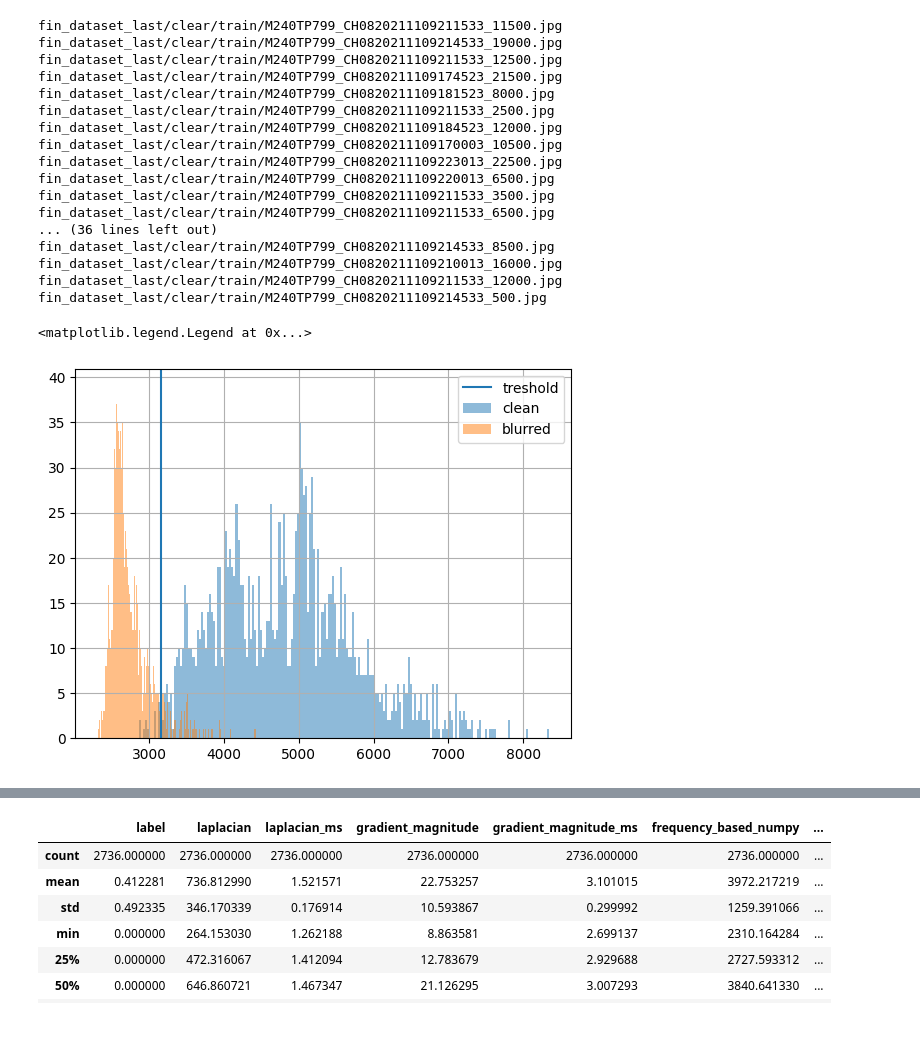
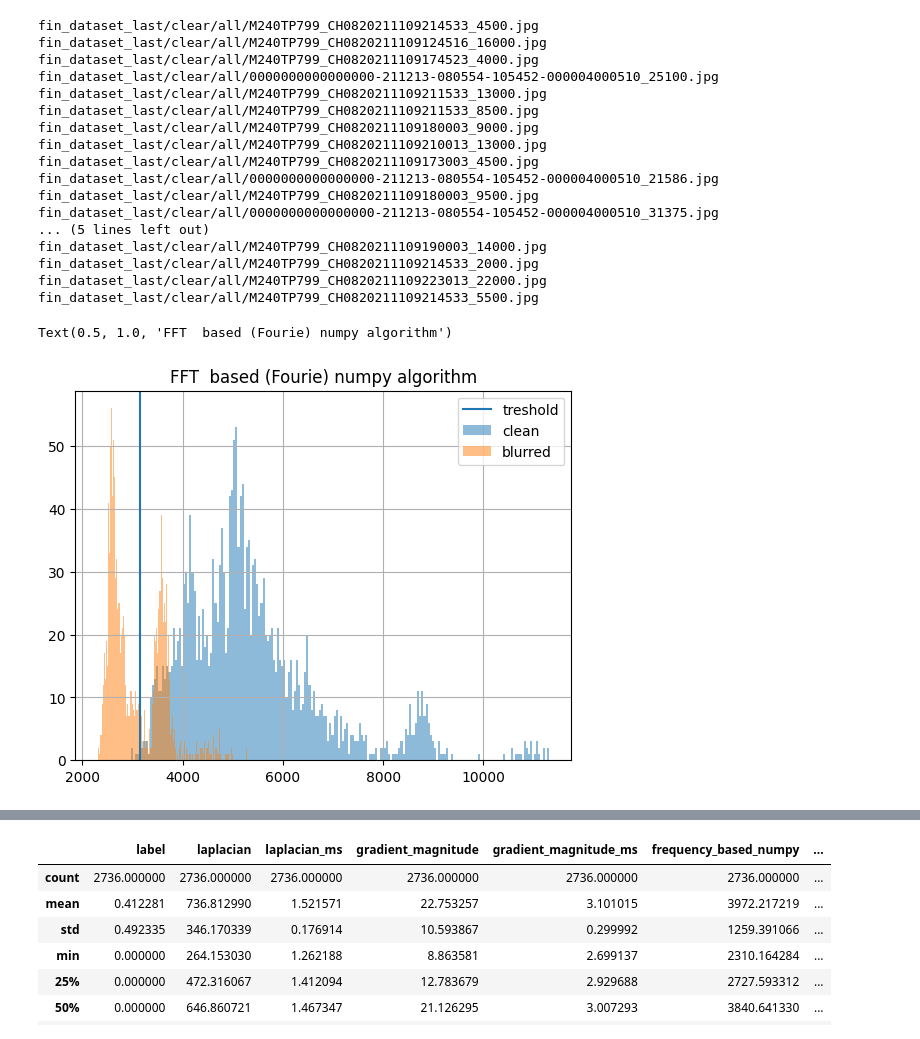
Before and after one commit to Bleaff/BlurDetectionImplementation, a Jupyter notebook: research.ipynb, the cells around one changed output, grey strips where cells are left out. Saved outputs shown, nothing was run; the diff lists cells and outputs as text; code cells hidden in the pictures.

```diff
--- a/research.ipynb
+++ b/research.ipynb
@@ -34,6 +21,6 @@ please provide us feedback at https://github.com/pandas-dev/pandas/issues/54466
 # %%
-blurred_folder = "fin_dataset_last/blur/train"
-not_blurred_folder = "fin_dataset_last/clear/train"
+blurred_folder = "fin_dataset_last/blur/all"
+not_blurred_folder = "fin_dataset_last/clear/all"
 output_csv_path = "results.csv"
 # %%
 data = [{'path': os.path.join(blurred_folder, img), 'label': 1} for img in os.listdir(blurred_folder)]
@@ -146,35 +135,39 @@ plt.legend(['treshold', 'clean',  'blurred'])
 import shutil
 trash_save = 'errors/'
 os.makedirs(trash_save, exist_ok=True)
-for path in df.loc[(df['label'] == 0) & (df['edge_based'] <= 5.5) ]['path']:
+for path in df.loc[(df['label'] == 0) & (df['edge_based'] <= 6.3)]['path']:
     print(path)
     shutil.copy(path, os.path.join(trash_save, path.split('/')[-1]))
 # %% [output]
-fin_dataset_last/clear/train/M240TP799_CH0820211109211533_11500.jpg
-fin_dataset_last/clear/train/M240TP799_CH0820211109214533_19000.jpg
-fin_dataset_last/clear/train/M240TP799_CH0820211109211533_12500.jpg
-fin_dataset_last/clear/train/M240TP799_CH0820211109174523_21500.jpg
-fin_dataset_last/clear/train/M240TP799_CH0820211109181523_8000.jpg
-fin_dataset_last/clear/train/M240TP799_CH0820211109211533_2500.jpg
-fin_dataset_last/clear/train/M240TP799_CH0820211109184523_12000.jpg
-fin_dataset_last/clear/train/M240TP799_CH0820211109170003_10500.jpg
-fin_dataset_last/clear/train/M240TP799_CH0820211109223013_22500.jpg
-fin_dataset_last/clear/train/M240TP799_CH0820211109220013_6500.jpg
-fin_dataset_last/clear/train/M240TP799_CH0820211109211533_3500.jpg
-fin_dataset_last/clear/train/M240TP799_CH0820211109211533_6500.jpg
-... (36 lines left out)
-fin_dataset_last/clear/train/M240TP799_CH0820211109214533_8500.jpg
-fin_dataset_last/clear/train/M240TP799_CH0820211109210013_16000.jpg
-fin_dataset_last/clear/train/M240TP799_CH0820211109211533_12000.jpg
-fin_dataset_last/clear/train/M240TP799_CH0820211109214533_500.jpg
+fin_dataset_last/clear/all/M240TP799_CH0820211109214533_4500.jpg
+fin_dataset_last/clear/all/M240TP799_CH0820211109124516_16000.jpg
+fin_dataset_last/clear/all/M240TP799_CH0820211109174523_4000.jpg
+fin_dataset_last/clear/all/0000000000000000-211213-080554-105452-000004000510_25100.jpg
+fin_dataset_last/clear/all/M240TP799_CH0820211109211533_13000.jpg
+fin_dataset_last/clear/all/M240TP799_CH0820211109211533_8500.jpg
+fin_dataset_last/clear/all/M240TP799_CH0820211109180003_9000.jpg
+fin_dataset_last/clear/all/M240TP799_CH0820211109210013_13000.jpg
+fin_dataset_last/clear/all/M240TP799_CH0820211109173003_4500.jpg
+fin_dataset_last/clear/all/0000000000000000-211213-080554-105452-000004000510_21586.jpg
+fin_dataset_last/clear/all/M240TP799_CH0820211109180003_9500.jpg
+fin_dataset_last/clear/all/0000000000000000-211213-080554-105452-000004000510_31375.jpg
+... (5 lines left out)
+fin_dataset_last/clear/all/M240TP799_CH0820211109190003_14000.jpg
+fin_dataset_last/clear/all/M240TP799_CH0820211109214533_2000.jpg
+fin_dataset_last/clear/all/M240TP799_CH0820211109223013_22000.jpg
+fin_dataset_last/clear/all/M240TP799_CH0820211109214533_5500.jpg
+# %%
+df.loc[(df['label'] == 0) & (df['edge_based'] <= 6), ['label']] = 1
+# df.loc[(df['label'] == 0) & (df['edge_based'] <= 5.5)]
 # %%
 df[df['label'] == 0]['frequency_based_numpy'].hist(alpha=0.5, bins=200)
 df[df['label'] == 1]['frequency_based_numpy'].hist(alpha=0.5, bins=200)
 plt.axvline(3150)
 plt.legend(['treshold', 'clean',  'blurred'])
+plt.title('FFT  based (Fourie) numpy algorithm')
 # %% [output]
-<matplotlib.legend.Legend at 0x...>
+Text(0.5, 1.0, 'FFT  based (Fourie) numpy algorithm')
-[figure, old version]
+[figure, new version]
 # %%
 import shutil
 trash_save = 'errors/tresh'
```
Also changed, not shown: parts of 11 cells of this notebook, 11 other files.
